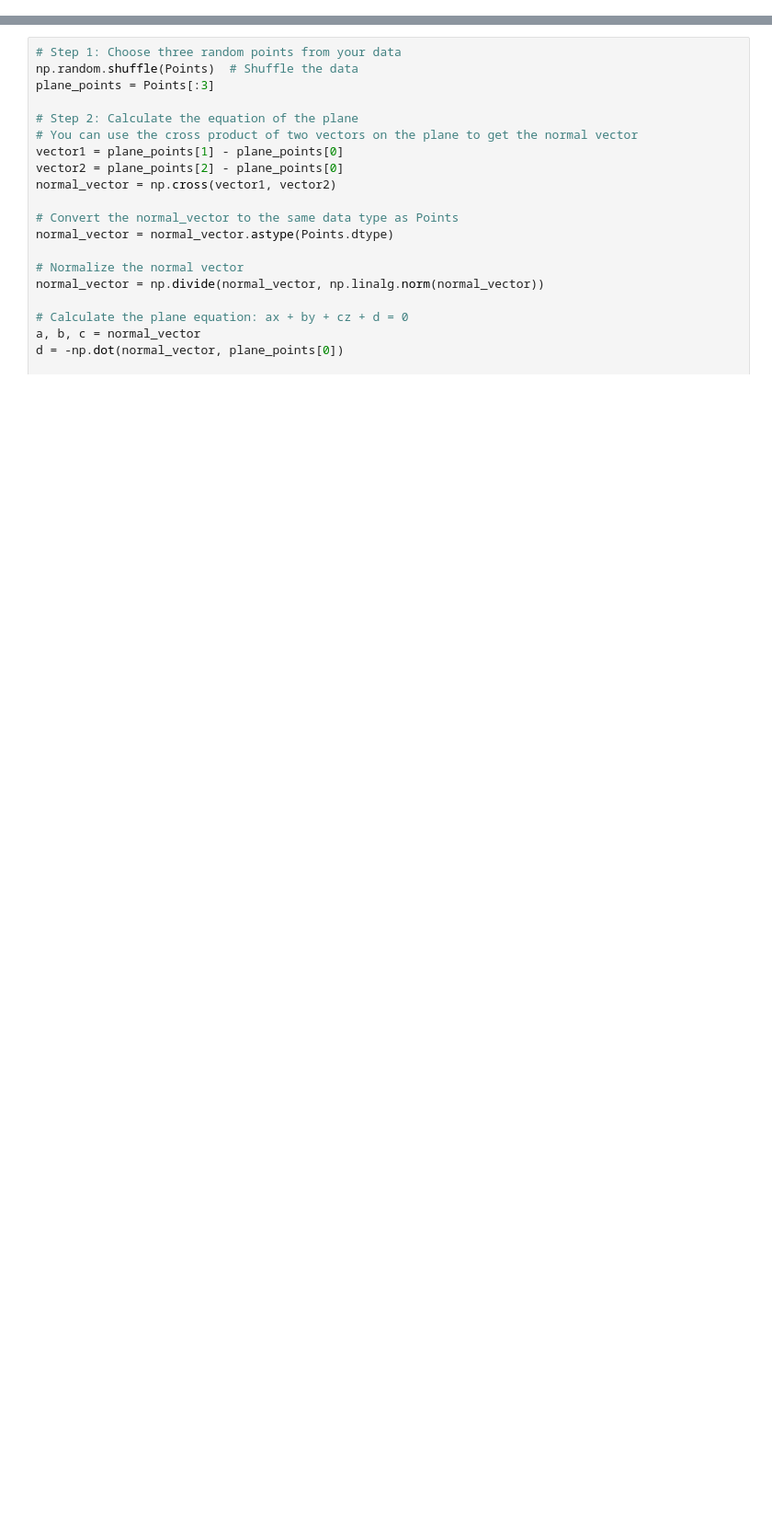
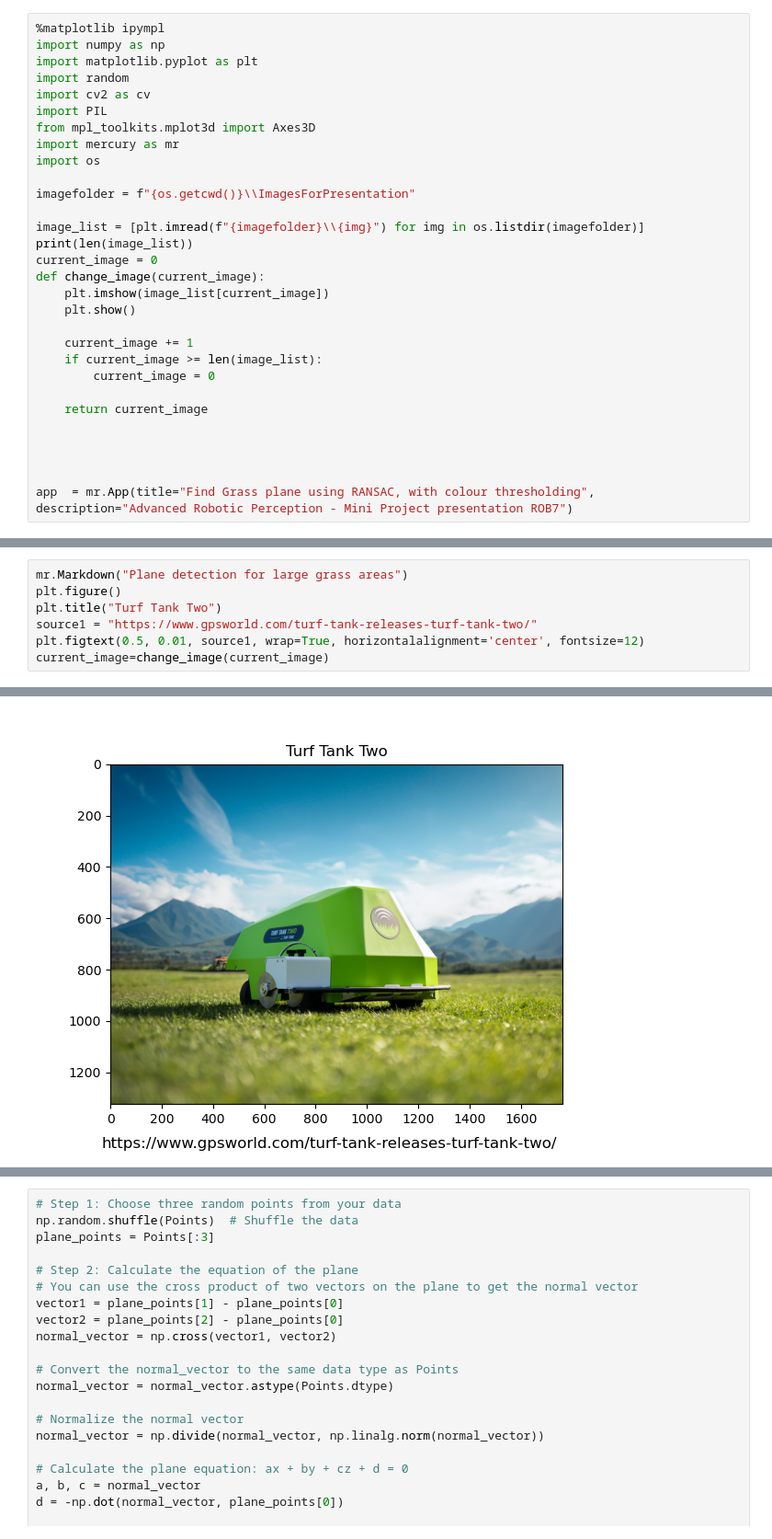
Before and after one commit to Asbjorn2625/Mini-Project-Perception, a Jupyter notebook: Ransac.ipynb, the cells around one changed output, grey strips where cells are left out. Shown at 92% size. Drawn from its saved outputs; the diff is of its cells as text; blank space fills up the shorter version.

```diff
--- a/Ransac.ipynb
+++ b/Ransac.ipynb
@@ -50,0 +1,30 @@ def find_best_plane(points, threshold, iterations):
+# %%
+%matplotlib ipympl
+import numpy as np
+import matplotlib.pyplot as plt
+import random
+import cv2 as cv
+import PIL
+from mpl_toolkits.mplot3d import Axes3D
+import mercury as mr
+import os
+
+imagefolder = f"{os.getcwd()}\\ImagesForPresentation"
+
+image_list = [plt.imread(f"{imagefolder}\\{img}") for img in os.listdir(imagefolder)]
+print(len(image_list))
+current_image = 0
+def change_image(current_image):
+    plt.imshow(image_list[current_image])
+    plt.show()
+
+    current_image += 1
+    if current_image >= len(image_list):
+        current_image = 0
+
+    return current_image
+
+
+
+
+app  = mr.App(title="Find Grass plane using RANSAC, with colour thresholding", description="Advanced Robotic Perception - Mini Project presentation ROB7")
@@ -50,0 +34,8 @@ def find_best_plane(points, threshold, iterations):
+# %%
+mr.Markdown("Plane detection for large grass areas")
+plt.figure()
+plt.title("Turf Tank Two")
+source1 = "https://www.gpsworld.com/turf-tank-releases-turf-tank-two/"
+plt.figtext(0.5, 0.01, source1, wrap=True, horizontalalignment='center', fontsize=12)
+current_image=change_image(current_image)
+# %% [output]
@@ -50,0 +43 @@ def find_best_plane(points, threshold, iterations):
+[figure, added]
```
Also changed, not shown: parts of 9 cells of this notebook, 29 other files.
